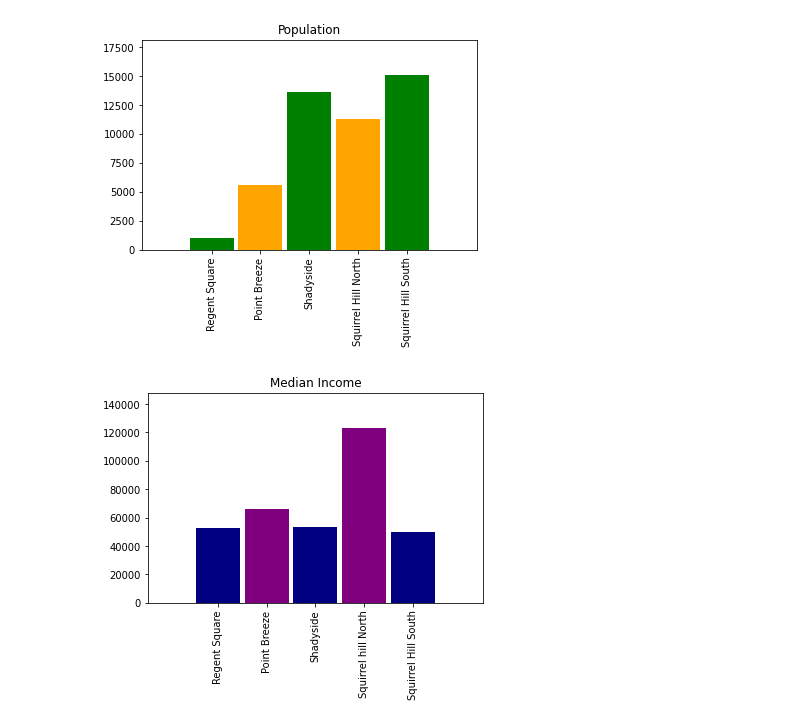
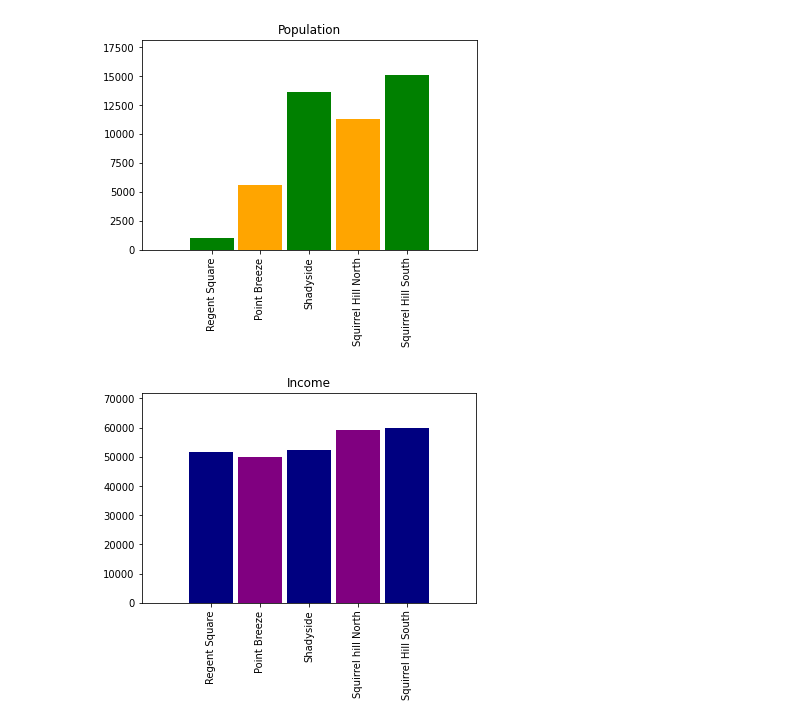
Before and after one commit to Gokuin/CMPINF0010-FinalProject, a Jupyter notebook: Final_Group_Notebook.ipynb, the cells around one changed output. Cells and saved outputs as stored; diff of their text form; code cells hidden in the pictures.

```diff
--- a/Final_Group_Notebook.ipynb
+++ b/Final_Group_Notebook.ipynb
@@ -260,20 +294,20 @@ plt.show()
 # %%
 import matplotlib.pyplot as plt
 x = [1, 2, 3, 4,5]
-y = [52724, 65722, 53450,123405,49999]
+y = [51724, 50000, 52450, 59110,60000]
 labels = ['Regent Square', 'Point Breeze', 'Shadyside', 'Squirrel hill North','Squirrel Hill South']
 plt.bar(x, y,width=.9,color=['navy','purple'])
 
 # You can specify a rotation for the tick labels in degrees or with keywords.
 plt.xticks(x, labels, rotation='vertical')
 # Pad margins so that markers don't get clipped by the axes
 plt.margins(0.2)
 # Tweak spacing to prevent clipping of tick-labels
 plt.subplots_adjust(bottom=.15)
-plt.title('Median Income')
+plt.title('Income')
 plt.show()
 # %% [output]
-[figure, old version]
+[figure, new version]
 # %% [markdown]
 ## The conclusion
 
```
Also changed, not shown: parts of 6 cells of this notebook.
